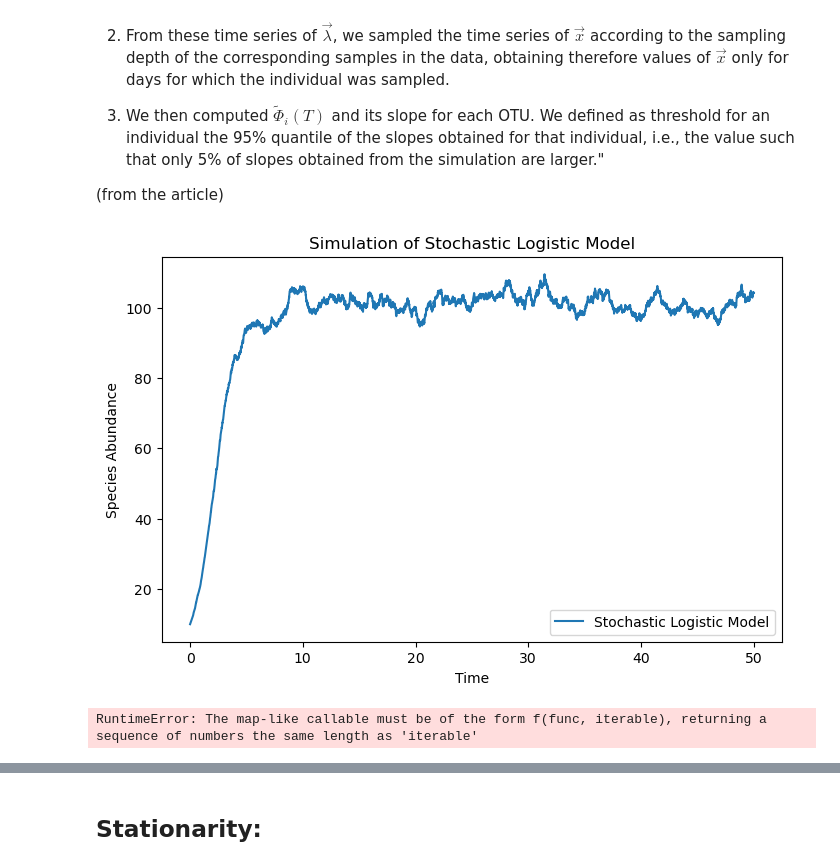
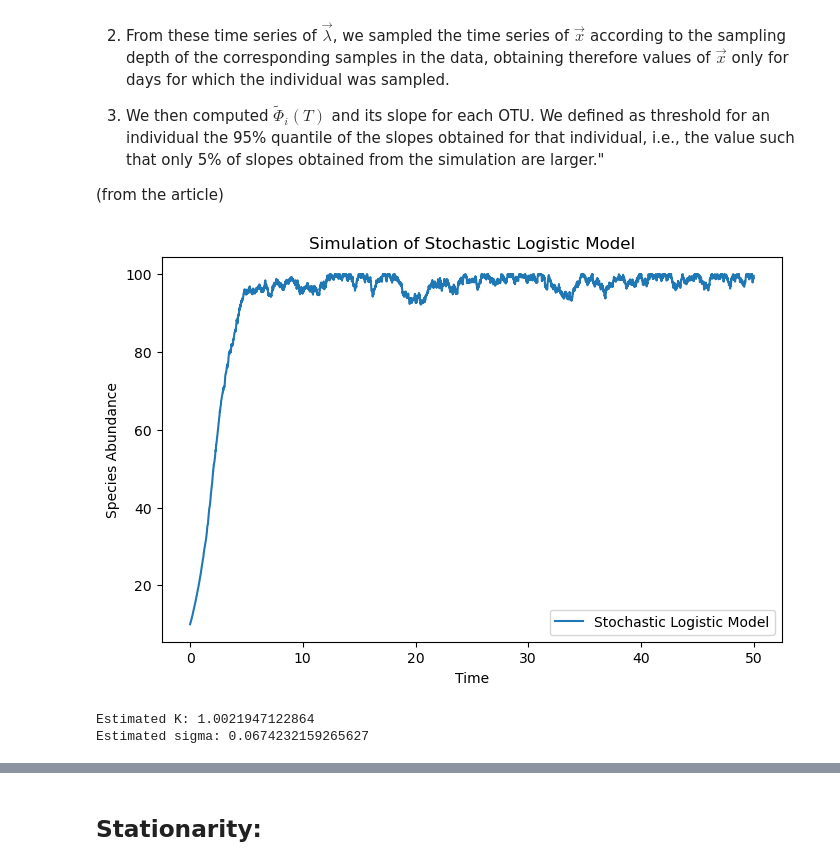
Before and after one commit to miriamzara/LCPA_project, a Jupyter notebook: LogisticModel.ipynb, the cells around one changed output, grey strips where cells are left out. Saved outputs shown, nothing was run; the diff lists cells and outputs as text; code cells hidden in the pictures.

Commit message:
Updated Logistic model: first K and sigma results

```diff
--- a/LogisticModel.ipynb
+++ b/LogisticModel.ipynb
@@ -164,65 +166,72 @@ the slopes obtained for that individual, i.e., the value such that only
 # %%
 # Fit data of each OTU with SLM to get the parameters estimated for each OTU
 
 def simulate_SLM(ab0, K, sigma, tau, steps, dt):
-    ab_vals = np.zeros(steps + 1) # This is gonna be a vector of abundances at each time t for that species of that mouse
+    ab_vals = np.zeros(int(steps) + 1) # This is gonna be a vector of abundances at each time t for that species of that mouse
     ab_vals[0] = ab0
     for t in range(1, steps + 1):
         ab = ab_vals[t-1]
-        ab_vals[t] = ab + ( (ab/tau)*(1 - (ab / K)) +  ab * np.sqrt(sigma/tau) * np.random.normal() ) * dt
+        ab_vals[t] = ab + ( (ab/tau)*(1 - (ab / K)) +  ab * np.sqrt(sigma/tau) * np.random.normal() ) * dt[t-1]
+        # Prevent numerical issues
+        ab_vals[t] = max(0, min(ab_vals[t], 1*K))  # Ensuring non-negative & not exploding (K is the maximum sustainable population size given the environmental constraints)
     return ab_vals
 
 # Random trial just to see if the function defined above works
 
 # Parameters
 ab0 = 10   # Initial population size
 K = 100    # Carrying capacity
 sigma = 0.1  # Noise intensity
 tau = 1.0  # Characteristic time scale
 steps = 5000  # Number of steps
-dt = 0.01  # Time step
+dt = np.asarray([0.01]*steps)  # Time step
 
 # Run simulation
 ab_vals = simulate_SLM(ab0, K, sigma, tau, steps, dt)
 
 # Plot results
-time_vals = np.linspace(0, steps * dt, steps + 1)
+time_vals = np.linspace(0, steps * dt[0], steps + 1)
 plt.figure(figsize=(8, 5))
 plt.plot(time_vals, ab_vals, label="Stochastic Logistic Model")
 plt.xlabel("Time")
 plt.ylabel("Species Abundance")
 plt.title("Simulation of Stochastic Logistic Model")
 plt.legend()
 plt.show()
 # %% [output]
-[figure, old version]
+[figure, new version]
 # %%
 # Let's now fit this SLM simulation to our empirical time series (remember that data is stored in mice_diss)
 
 # Let's first try with only the first species of the first mice
-df = mice_diss[0]
-species = df.index
-time_series = df.loc[species[0]]
-days = np.asarray(df.columns, dtype = int)
-dt = [days[i+1] - days[i] for i in range(0, len(days) - 1)]
-tau = 1
-
-### FROM HERE TO MODIFY
+df = mice_diss[0] # Get the DataFrame of the first mice
+species = df.index # Get the species names
+time_series = df.loc[species[0]] # Access the data of the first specie
+time_lags = np.asarray(df.columns, dtype = int) # Access the time lag values
+dt = np.asarray([time_lags[i+1] - time_lags[i] for i in range(0, len(time_lags) - 1)]) # Compute the dt
+tau = 1 # Set tau = 1 following the article
 
 # Procedure (requires time_series, dt and tau)
 def objective(params, time_series, dt, tau):
     K, sigma = params
-    simulated_data = simulate_SLM(ab0 = time_series[0], K = K, sigma = sigma, tau = tau, steps = len(time_series) - 1, dt = dt)
+    simulated_data = simulate_SLM(ab0 = time_series.iloc[0], K = K, sigma = sigma, tau = tau, steps = len(time_series) - 1, dt = dt)
+    if np.isnan(simulated_data).any():  # Check for NaN values
+        return np.inf  # Return a large penalty value
     return np.sum((simulated_data - time_series)**2) # Minimize MSE
 
-bounds = [(time_series.min(), time_series.max()), (0.01, 1)] # Bounds for K and sigma
-
-result = result = opt.differential_evolution(objective, bounds, args=(time_series, dt, tau), strategy='best1bin') # Optimize using Differential Evolution
+# Setting bounds for K and sigma
+K_min = max(1, time_series.max() / 10)
+K_max = 10 * time_series.max()
+bounds_K = (K_min, K_max)
+sigma_min = 1e-4  # Small but nonzero
+sigma_max = 0.5 * time_series.std()  # Half of standard deviation
+bounds_sigma = (sigma_min, sigma_max)
+bounds = [bounds_K, bounds_sigma]
+result = opt.differential_evolution(objective, bounds, args=(time_series, dt, tau), strategy='best1bin') # Optimize using Differential Evolution
 
 K_opt, sigma_opt = result.x # Extract optimal parameters
 print("Estimated K:", K_opt)
 print("Estimated sigma:", sigma_opt)
-
-# Another possible procedure isuseing opt.curve_fit BUT that requires initial guesses
 # %% [output]
-RuntimeError: The map-like callable must be of the form f(func, iterable), returning a sequence of numbers the same length as 'iterable'
+Estimated K: 1.0021947122864
+Estimated sigma: 0.0674232159265627
```
Also changed, not shown: parts of 3 cells of this notebook.
